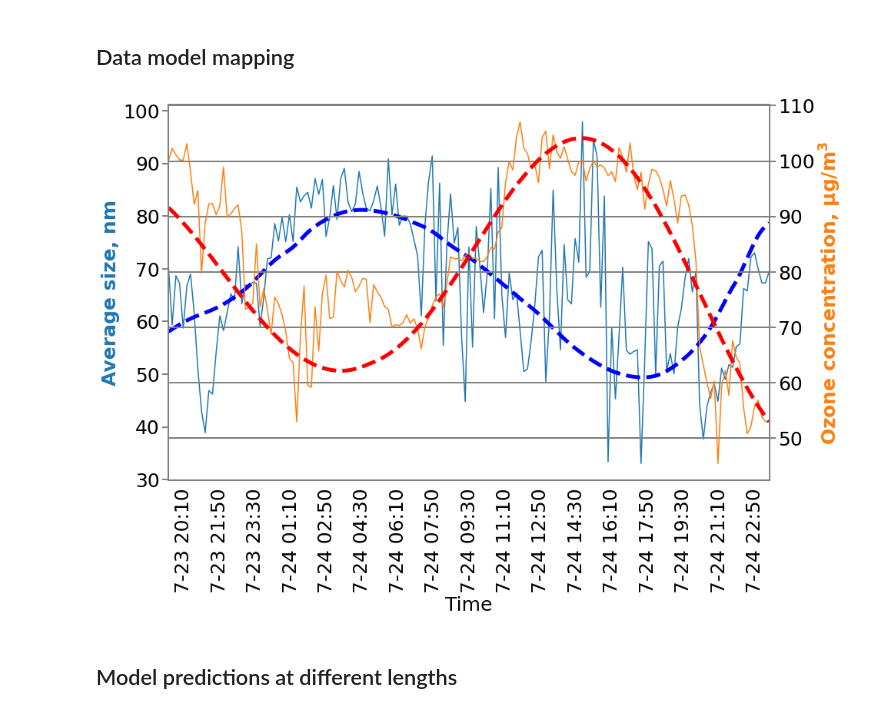
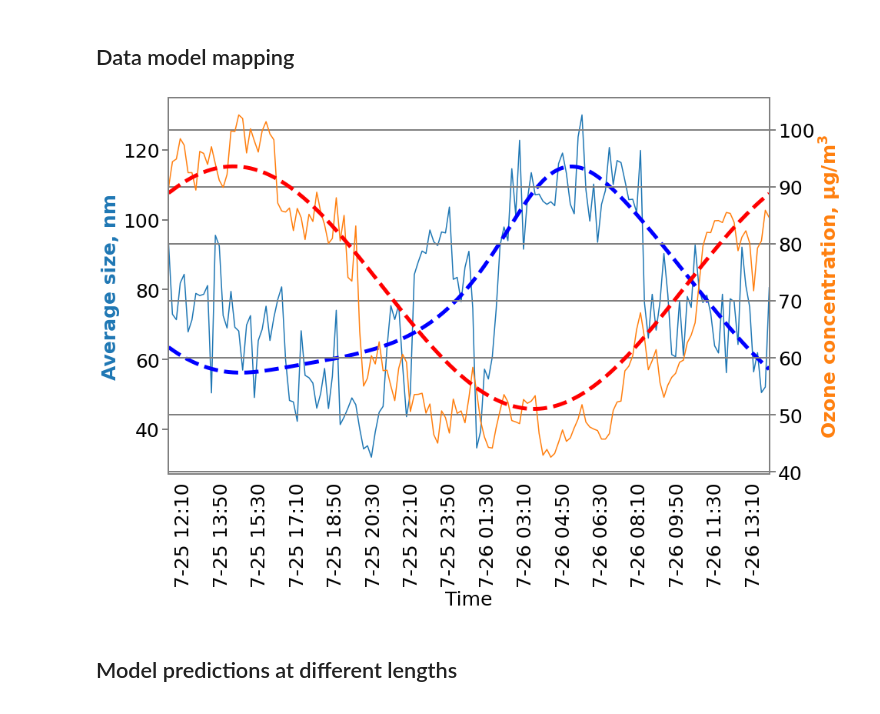
Before and after one commit to RishatZagidullin/coagulation-advection-1d, a Jupyter notebook: run_folder/baikal_plots.ipynb, the cells around one changed output. Drawn from its saved outputs; the diff is of its cells as text; code cells hidden in the pictures.

```diff
--- a/run_folder/baikal_plots.ipynb
+++ b/run_folder/baikal_plots.ipynb
@@ -153,7 +153,7 @@ dm_coefs = {"smooth_23_july": [5, -20],
         "direct_25_july": [50, -470],
         "3_days": [50, -440]}
 
-name = 'smooth_23_july'
+name = 'smooth_25_july'
 
 x = np.loadtxt("outputs/I_" + files[name])
 y = np.loadtxt("outputs/output_" + files[name])
@@ -182,34 +182,34 @@ ax2 = ax1.twinx()
 ax1.plot(np.linspace(0, 584, val2-val1), dm_clip[val1:val2]*900000000)
 ax2.plot(np.linspace(0, 584, val2-val1), o3_clip[val1:val2]/1.5+35, 'C1')
 
 ax2.plot(np.linspace(0,584,en-st), x[st:en]*o3_coefs[name][0]+o3_coefs[name][1], 'r--', lw=5)
 ax1.plot(np.linspace(0,584,en-st), (sizes.mean(axis=1)/y[st:en, val,:].mean(axis=1))*dm_coefs[name][0]+dm_coefs[name][1], 'b--', lw=5)
 
 ax1.set_ylabel("Average size, nm", fontsize=25, color='C0', fontweight='bold')
 ax2.set_ylabel("Ozone concentration, ${\mathbf{\mu g/m^3}}$", fontsize=25, color='C1', fontweight='bold')
 
 ax2.grid(axis='y', lw=2, color='grey')
 plt.yticks(fontsize=25)
 
 ax1.set_xlim([0,584])
 ax2.set_xlim([0,584])
 
 ax1.tick_params(bottom = False)
 
 ax1.tick_params('both', length=8, which='major', color='grey', width='2')
 ax2.tick_params('both', length=8, which='major', color='grey', width='2')
 
 for spine in ax2.spines.values():
     spine.set_edgecolor('grey')
     spine.set_linewidth(2)
 
 
 ax1.set_xticks(ticks=pos_sin[::10], labels=ticks_sin[::10], va='center')
 ax1.xaxis.set_tick_params(rotation=90, labelsize=25, pad=70)
 ax1.set_xlabel("Time", fontsize=25)
 plt.savefig("map.pdf", bbox_inches='tight', format='pdf')
 # %% [output]
-[figure, old version]
+[figure, new version]
 # %% [markdown]
 ## Model predictions at different lengths
 # %%
```
Also changed, not shown: parts of 3 cells of this notebook, 10 other files.
